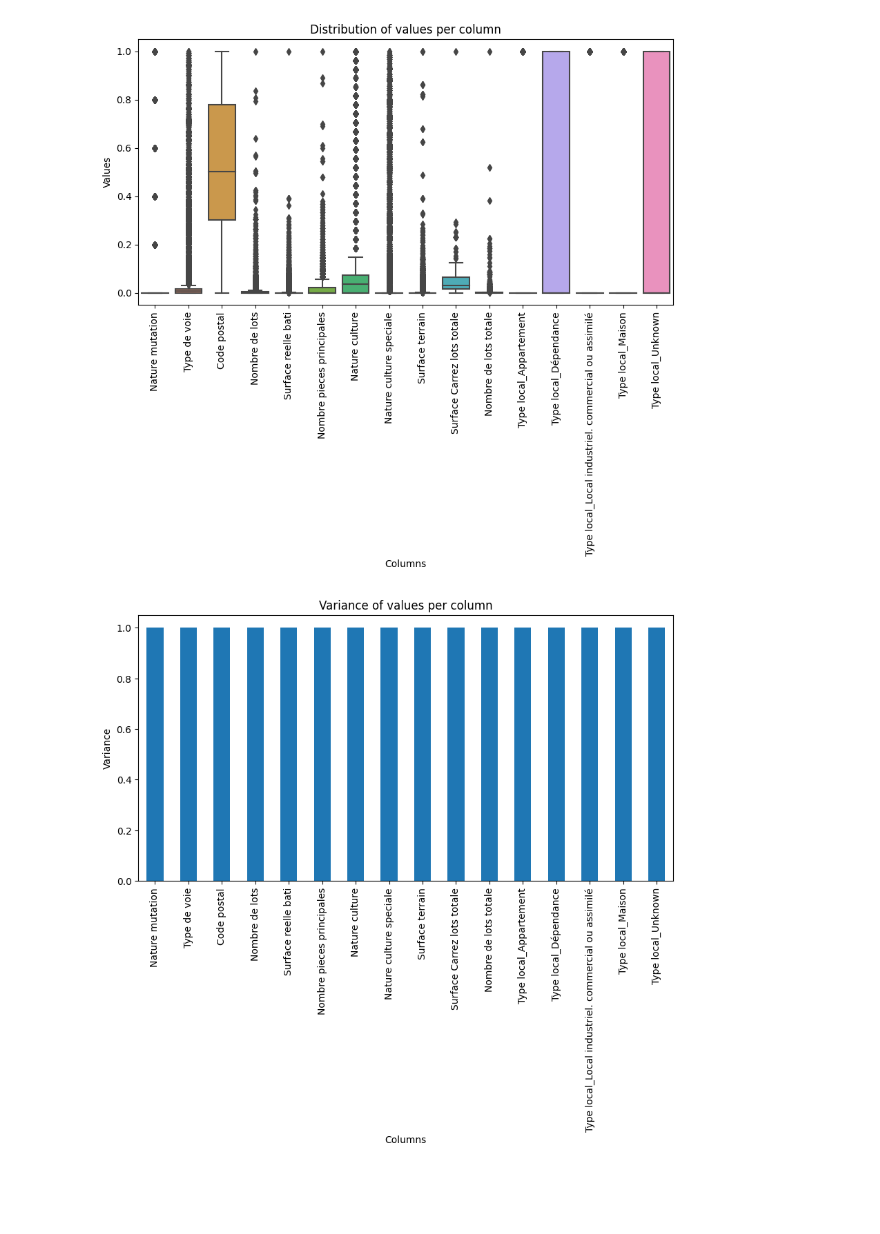
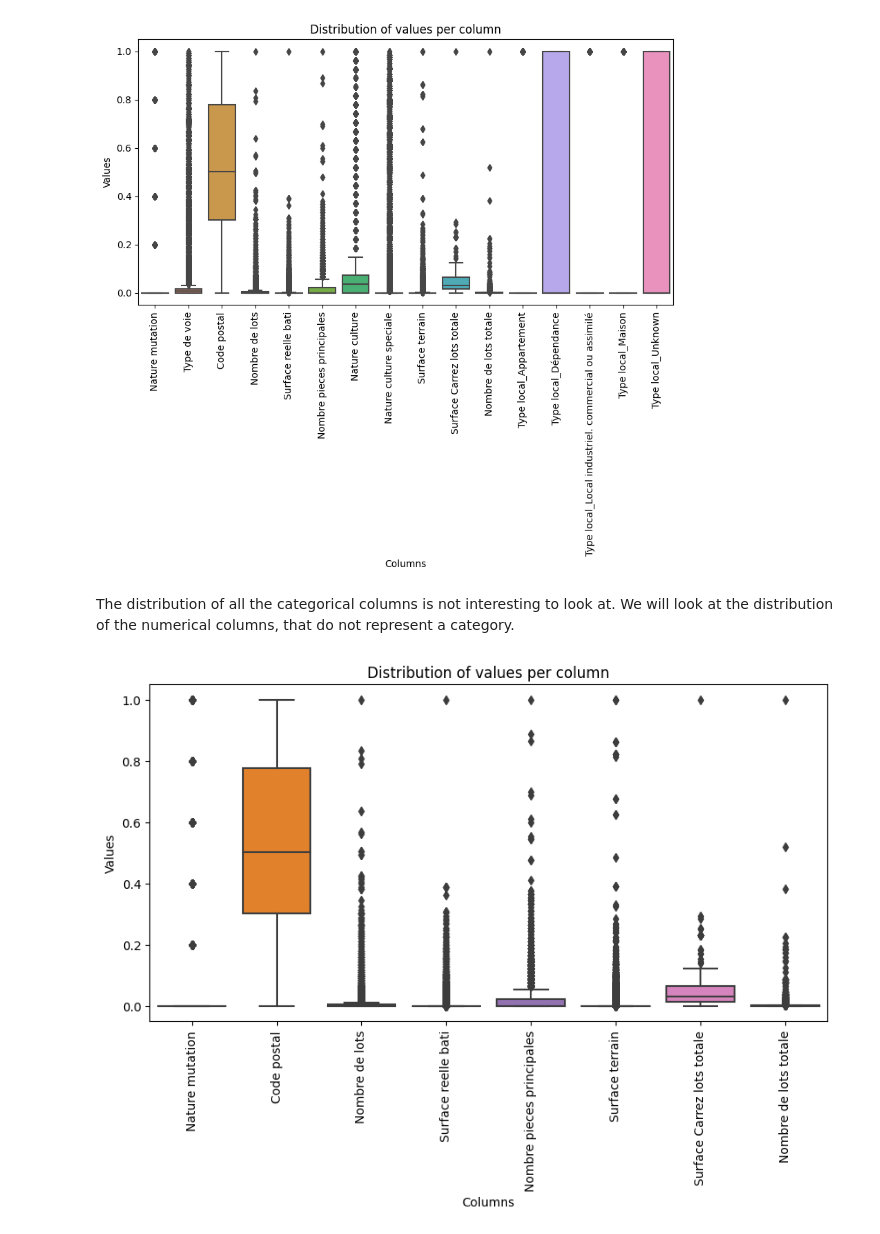
Before and after one commit to PaulZaman/HousePricing, a Jupyter notebook: DataAnalysis.ipynb, the cells around one changed output. Saved outputs shown, nothing was run; the diff lists cells and outputs as text; code cells hidden in the pictures; blank space fills up the shorter version.

```diff
--- a/DataAnalysis.ipynb
+++ b/DataAnalysis.ipynb
@@ -59,17 +58,23 @@ plt.title('Distribution of values per column')
 plt.show()
 # %% [output]
 [figure]
-# %%
-# plot the variance of the data
-# normalize the data
-x = (x - x.min()) / (x.max() - x.min())
-
-variance = x.max() - x.min()
-variance.plot(kind='bar', figsize=(10, 5))
-plt.xticks(rotation=90)
-plt.xlabel('Columns')
-plt.ylabel('Variance')
-plt.title('Variance of values per column')
-plt.show()
-# %% [output]
-[figure, removed]
+# %% [markdown]
+The distribution of all the categorical columns is not interesting to look at. We will look at the distribution of the numerical columns, that do not represent a category.
+# %%
+
+numerical_columns = ['Nature mutation', 'Code postal', 'Nombre de lots',
+       'Surface reelle bati', 'Nombre pieces principales',  'Surface terrain',
+       'Surface Carrez lots totale', 'Nombre de lots totale',
+]
+
+# Plot the distributions
+plt.figure(figsize=(10, 5))
+sns.boxplot(data=x[numerical_columns])
+plt.xticks(rotation=90)
+plt.xlabel('Columns')
+plt.ylabel('Values')
+
+plt.title('Distribution of values per column')
+plt.show()
+# %% [output]
+[figure, added]
```
Also changed, not shown: parts of 12 cells of this notebook, 1 other file.
